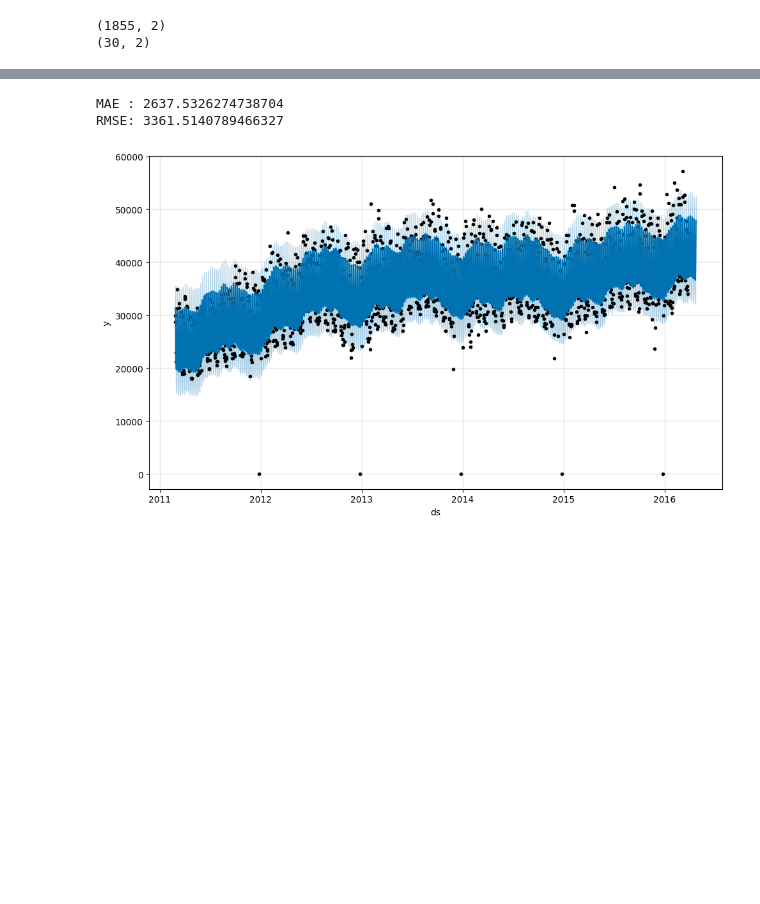
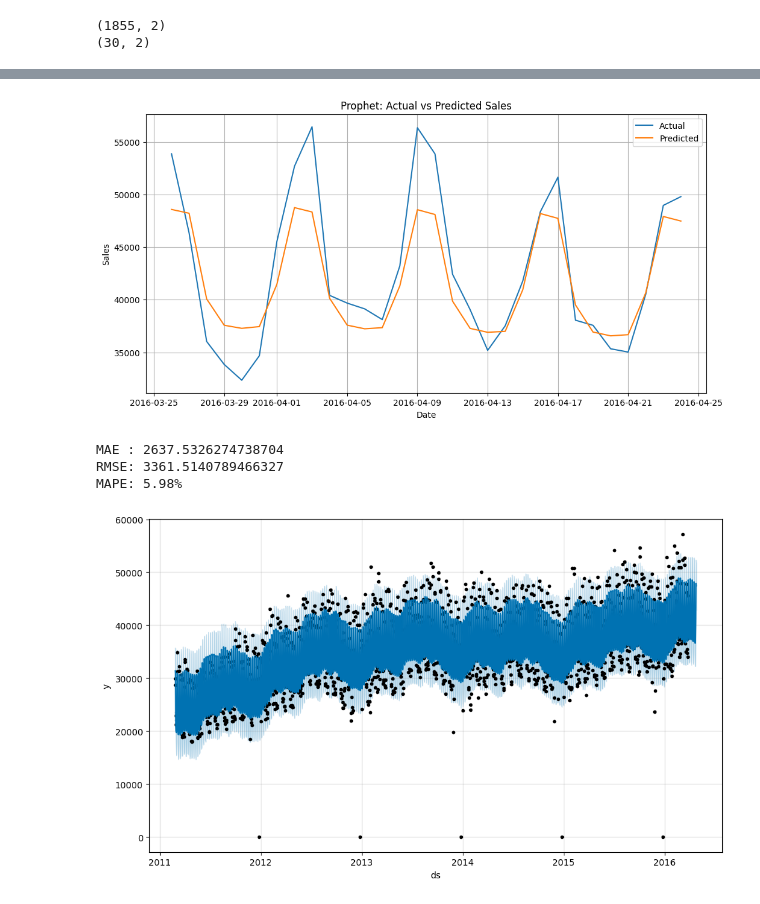
Before and after one commit to MeAbhishek09/NeuralRetail, a Jupyter notebook: notebooks/05_prophet_forecasting.ipynb, the cells around one changed output, grey strips where cells are left out. Drawn from its saved outputs; the diff is of its cells as text; code cells hidden in the pictures; blank space fills up the shorter version.

```diff
--- a/notebooks/05_prophet_forecasting.ipynb
+++ b/notebooks/05_prophet_forecasting.ipynb
@@ -52,28 +56,82 @@ forecast = model.predict(future)
 # %%
 from sklearn.metrics import (
     mean_absolute_error,
     mean_squared_error
 )
+from sklearn.metrics import mean_absolute_percentage_error
 
 preds = forecast["yhat"].tail(30)
 
 actuals = test_df["y"].values
 
-mae = mean_absolute_error(
-    actuals,
-    preds
+# Compare actual and predicted sales
+
+comparison_df = pd.DataFrame({
+
+    "Date": test_df["ds"],
+
+    "Actual": actuals,
+
+    "Predicted": preds.values
+})
+
+comparison_df.head()
+
+
+plt.figure(figsize=(12,6))
+
+plt.plot(
+    comparison_df["Date"],
+    comparison_df["Actual"],
+    label="Actual"
 )
 
-rmse = mean_squared_error(
-    actuals,
-    preds
-) ** 0.5
+plt.plot(
+    comparison_df["Date"],
+    comparison_df["Predicted"],
+    label="Predicted"
+)
 
-print("MAE :", mae)
-print("RMSE:", rmse)
+plt.title(
+    "Prophet: Actual vs Predicted Sales"
+)
+
+plt.xlabel("Date")
+
+plt.ylabel("Sales")
+
+plt.legend()
+
+plt.grid(True)
+
+plt.show()
 # %% [output]
-MAE : 2637.5326274738704
-RMSE: 3361.5140789466327
+[figure, added]
+# %%
+mae = mean_absolute_error(
+    actuals,
+    preds
+)
+
+rmse = mean_squared_error(
+    actuals,
+    preds
+) ** 0.5
+
+
+mape = mean_absolute_percentage_error(
+    actuals,
+    preds
+) * 100
+
+
+print("MAE :", mae)
+print("RMSE:", rmse)
+print(f"MAPE: {mape:.2f}%")
+# %% [output]
+MAE : 2637.5326274738704
+RMSE: 3361.5140789466327
+MAPE: 5.98%
 # %%
 fig = model.plot(forecast)
 # %% [output]
```
Also changed, not shown: parts of 5 cells of this notebook, 32 other files.
